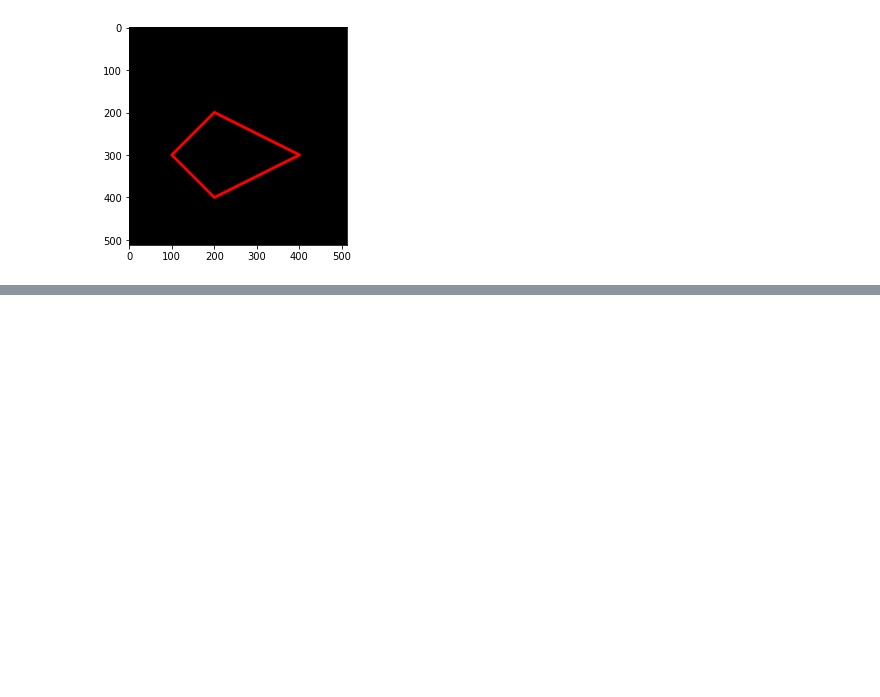
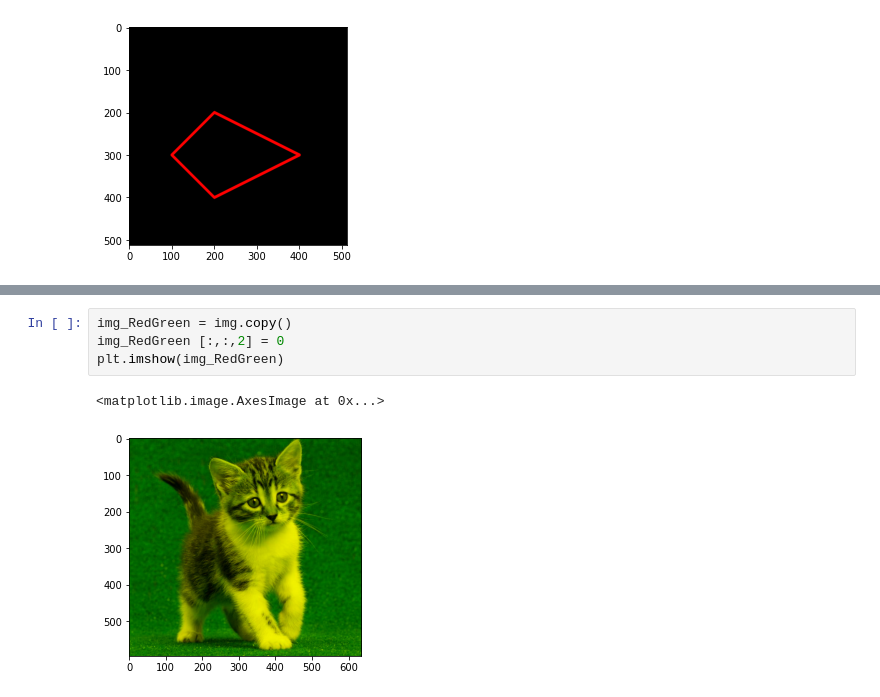
Before and after one commit to mashabiarya/PCVK_Genap_2021, a Jupyter notebook: Week2.ipynb, the cells around one changed output, grey strips where cells are left out. Saved outputs shown, nothing was run; the diff lists cells and outputs as text; blank space fills up the shorter version.

```diff
--- a/Week2.ipynb
+++ b/Week2.ipynb
@@ -127,0 +134,7 @@ plt.imshow(black_img2)
+# %%
+img_RedGreen = img.copy()
+img_RedGreen [:,:,2] = 0
+plt.imshow(img_RedGreen)
+# %% [output]
+<matplotlib.image.AxesImage at 0x...>
+[figure, added]
```
Also changed, not shown: parts of 7 cells of this notebook.
